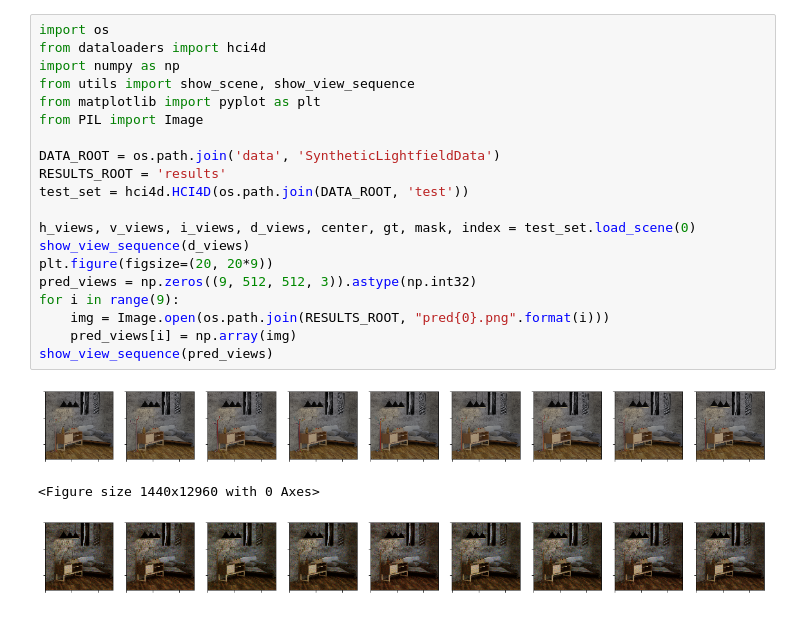
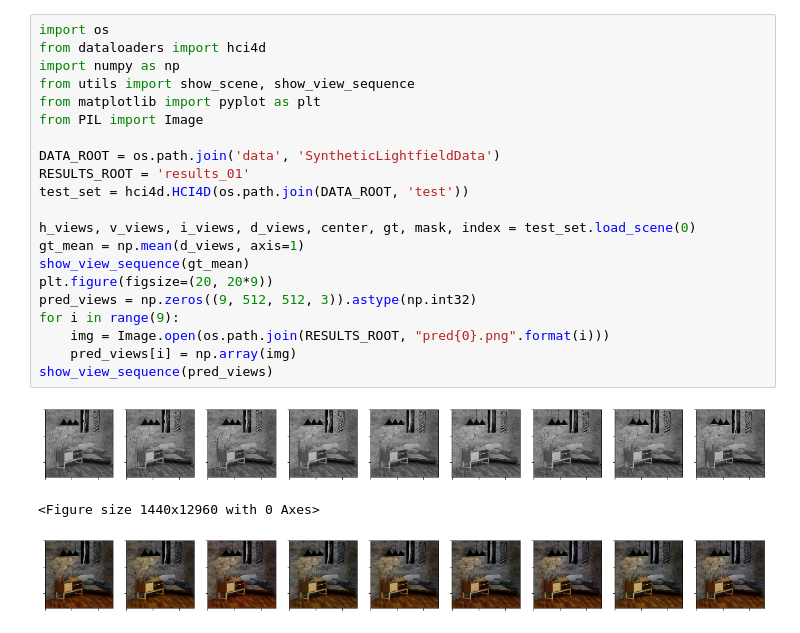
Before and after one commit to SirrahErydya/LightfieldVAE, a Jupyter notebook: Display Training Results.ipynb, the cells around one changed output. Cells and saved outputs as stored; diff of their text form.

```diff
--- a/Display Training Results.ipynb
+++ b/Display Training Results.ipynb
@@ -1,25 +1,26 @@
 # %%
 import os
 from dataloaders import hci4d
 import numpy as np
 from utils import show_scene, show_view_sequence
 from matplotlib import pyplot as plt
 from PIL import Image
 
 DATA_ROOT = os.path.join('data', 'SyntheticLightfieldData')
-RESULTS_ROOT = 'results'
+RESULTS_ROOT = 'results_01'
 test_set = hci4d.HCI4D(os.path.join(DATA_ROOT, 'test'))
 
 h_views, v_views, i_views, d_views, center, gt, mask, index = test_set.load_scene(0)
-show_view_sequence(d_views)
+gt_mean = np.mean(d_views, axis=1)
+show_view_sequence(gt_mean)
 plt.figure(figsize=(20, 20*9))
 pred_views = np.zeros((9, 512, 512, 3)).astype(np.int32)
 for i in range(9):
     img = Image.open(os.path.join(RESULTS_ROOT, "pred{0}.png".format(i)))
     pred_views[i] = np.array(img)
 show_view_sequence(pred_views)
 # %% [output]
-[figure, old version]
+[figure, new version]
 <Figure size 1440x12960 with 0 Axes>
 [figure]
 # %%
```
Also changed, not shown: parts of 1 cell of this notebook, 2 other files.
